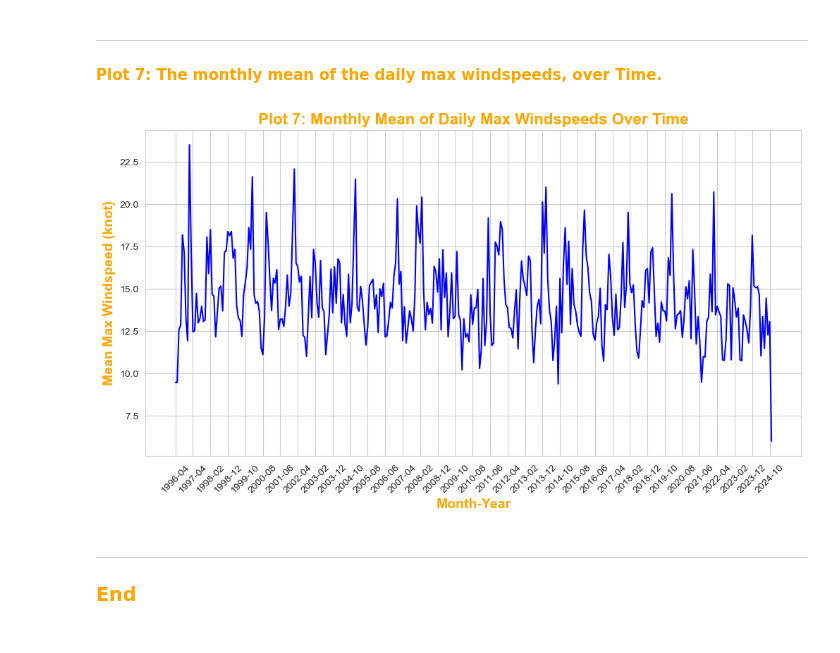
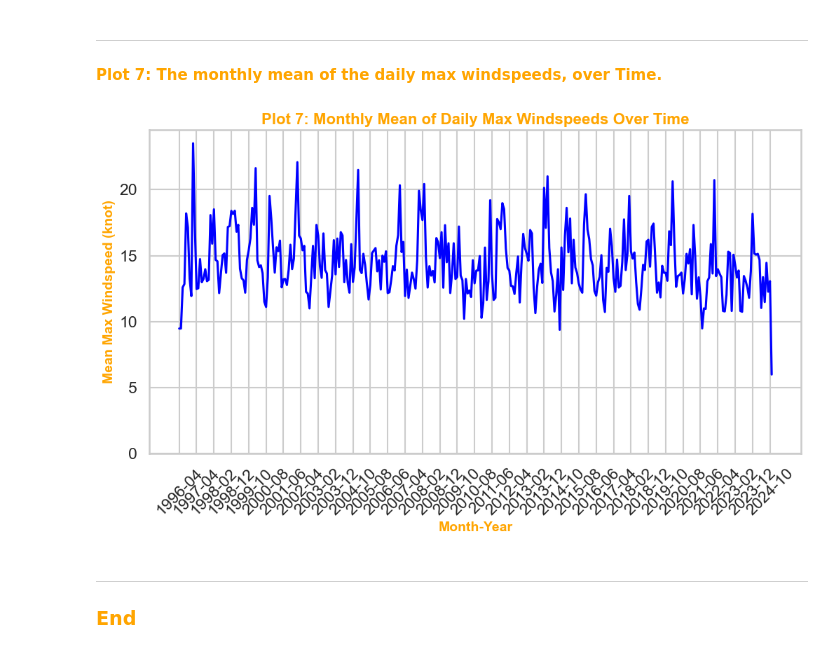
Before and after one commit to Laura6826/PFDA-assignments, a Jupyter notebook: assignment06/assignment_6_weather.ipynb, the cells around one changed output. Drawn from its saved outputs; the diff is of its cells as text; code cells hidden in the pictures.

```diff
--- a/assignment06/assignment_6_weather.ipynb
+++ b/assignment06/assignment_6_weather.ipynb
@@ -112,12 +115,17 @@ plt.show()
 # Calculate the mean temperature for each day
 mean_daily_temp = df_dropped.groupby('date')['temp'].mean().reset_index()
 
+# Set the style of the plot
 sns.set_style("whitegrid")
+sns.set_context("talk")
+
+# Create a line plot
 plt.figure(figsize=(12, 6))
 sns.lineplot(data=mean_daily_temp, x='date', y='temp', color='blue')
 
 # Add titles and labels
 plt.title(' Plot 2: Mean Daily Temperature by day', fontsize=16, fontweight='bold', color='orange')
+plt.legend(['Temperature'], loc='upper right', fontsize=12, frameon=True, shadow=True)
 plt.xlabel('Date', fontsize=14, fontweight='bold', color='orange')
 plt.ylabel('Mean Temperature (°C)', fontsize=14, fontweight='bold', color='orange')
 plt.savefig('Assignment06_Plot 2: Mean Daily Temperature by day.png')
@@ -132,11 +140,13 @@ mean_monthly_temp = df_dropped.groupby('month_year')['temp'].mean().reset_index(
 mean_monthly_temp['month_year'] = mean_monthly_temp['month_year'].astype(str)
 
 sns.set_style("whitegrid")
+sns.set_context("poster")
 plt.figure(figsize=(12, 6))
 sns.lineplot(data= mean_monthly_temp, x='month_year', y='temp', color='blue')
 
 # Add titles and labels
 plt.title('Plot 3: Mean Monthly Temperature Over Time', fontsize=16, fontweight='bold', color='orange')
+plt.legend(['Temperature'], loc='upper right', fontsize=12, frameon=True, shadow=True)
 plt.xlabel('Month-Year', fontsize=14, color='orange', fontweight='bold')
 plt.ylabel('Mean Temperature (°C)', fontsize=14, color='orange', fontweight='bold')
 
@@ -175,6 +185,7 @@ df_dropped['wdsp'].fillna(wdsp_mean, inplace=True)
 
 # Lets plot the data.
 sns.set_style("whitegrid")
+sns.set_context("talk")
 plt.figure(figsize=(12, 6))
 sns.lineplot(data=df_dropped.iloc[1:1001], x='date_time', y='wdsp', color='blue')
 
@@ -207,6 +218,11 @@ resampled_df = numeric_columns.resample('H').mean()
 # Calculate the rolling mean over 24 hours
 resampled_df['rolling_mean'] = resampled_df['wdsp'].rolling(window=24).mean()
 
+# Lets plot the data.
+sns.set_style("whitegrid")
+sns.set_context("talk")
+
+
 # Plot using Seaborn
 plt.figure(figsize=(12, 6))
 sns.lineplot(data=resampled_df, x=resampled_df.index, y='wdsp', color= 'blue' ,label='Original Windspeed', alpha=0.5)
@@ -263,29 +279,31 @@ plt.show()
 # %%
 # CoPilot was used to help generate the code below.
 
 # Calculate the monthly mean of the daily max windspeeds
 monthly_mean_max_wdsp = max_daily_wdsp.groupby(max_daily_wdsp['date'].dt.to_period('M'))['wdsp'].mean().reset_index()
 # Reference= https://pandas.pydata.org/pandas-docs/stable/reference/api/pandas.Series.dt.to_period.html
 
 # Convert the 'date' column to a string for plotting
 monthly_mean_max_wdsp['date'] = monthly_mean_max_wdsp['date'].astype(str)
 
 # Plot the monthly mean of the daily max windspeeds
 plt.figure(figsize=(12, 6))
 sns.lineplot(data=monthly_mean_max_wdsp, x='date', y='wdsp', color='blue')
 
 # Add titles and labels
 plt.title('Plot 7: Monthly Mean of Daily Max Windspeeds Over Time', fontsize=16, fontweight='bold', color='orange')
 plt.xlabel('Month-Year', fontsize=14, fontweight='bold', color='orange')
 plt.ylabel('Mean Max Windspeed (knot)', fontsize=14, fontweight='bold', color='orange')
 
+# Lets ensure that the y axis starts from 0
+plt.ylim(0, monthly_mean_max_wdsp['wdsp'].max() + 1)
 # Limit the number of x-axis labels by setting intervals
 plt.xticks(ticks=monthly_mean_max_wdsp.index[::10], labels=monthly_mean_max_wdsp['date'][::10], rotation=45)
 
 plt.savefig('Assignment06_Plot 7: Monthly Mean of Daily Max Windspeeds Over Time.png')
 plt.show()
 # %% [output]
-[figure, old version]
+[figure, new version]
 # %% [markdown]
 ***
 ### <span style="color:orange"> End
```
Also changed, not shown: parts of 6 cells of this notebook, 1 other file.
